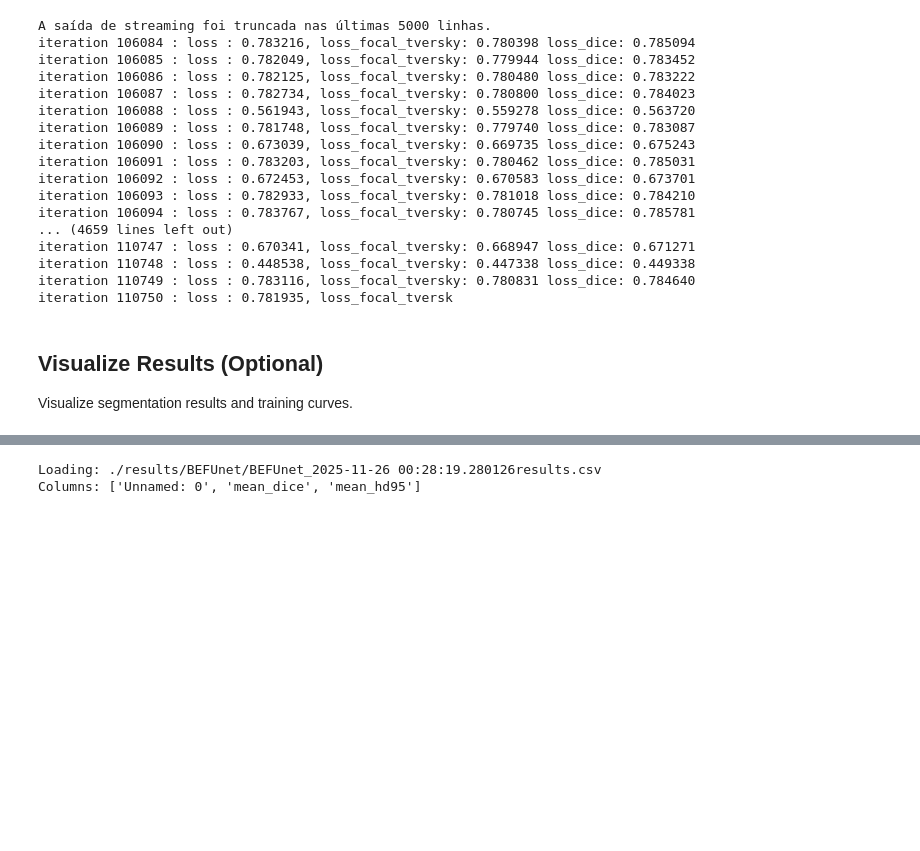
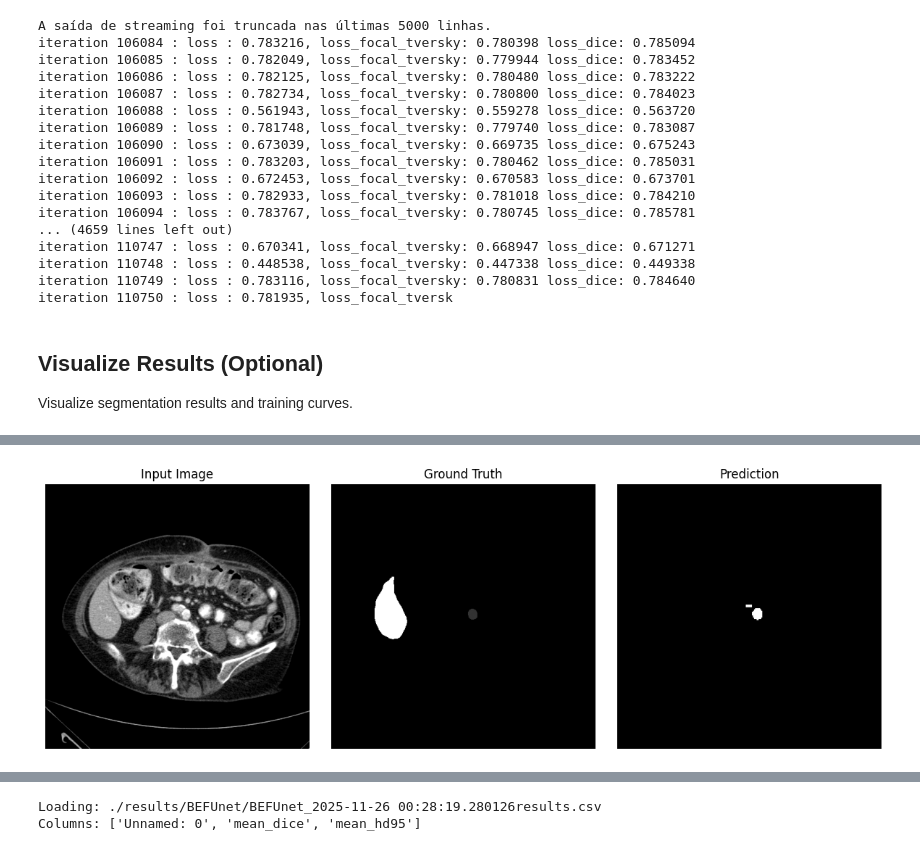
Before and after one commit to devpedromonteiro/BEFUnet, a Jupyter notebook: Colab_BEFUnet.ipynb, the cells around one changed output, grey strips where cells are left out. Saved outputs shown, nothing was run; the diff lists cells and outputs as text; code cells hidden in the pictures; blank space fills up the shorter version.

```diff
--- a/Colab_BEFUnet.ipynb
+++ b/Colab_BEFUnet.ipynb
@@ -366,3 +371,54 @@ Requirement already satisfied: six>=1.5 in /usr/local/lib/python3.12/dist-packag
 [figure]
 [interactive output not drawn]
 [interactive output not drawn]
+# %%
+# FOCAL TVERSKY LOSS
+# Install visualization packages if needed
+!pip install nibabel matplotlib pandas
+
+import nibabel as nib
+import numpy as np
+import matplotlib.pyplot as plt
+import os
+
+# Path to example case (adjust as needed)
+img_path  = './results/BEFUnet/test/case0001_img.nii.gz'
+gt_path   = './results/BEFUnet/test/case0001_gt.nii.gz'
+pred_path = './results/BEFUnet/test/case0001_pred.nii.gz'
+
+# Check if files exist
+if all(os.path.exists(p) for p in [img_path, gt_path, pred_path]):
+    img  = nib.load(img_path).get_fdata()
+    gt   = nib.load(gt_path).get_fdata()
+    pred = nib.load(pred_path).get_fdata()
+
+    # Select middle slice
+    z = img.shape[2] // 2
+    img_slice  = img[:,:,z]
+    gt_slice   = gt[:,:,z]
+    pred_slice = pred[:,:,z]
+
+    # Plot side-by-side
+    fig, axs = plt.subplots(1, 3, figsize=(12, 4))
+    axs[0].imshow(img_slice, cmap='gray')
+    axs[0].set_title('Input Image')
+    axs[0].axis('off')
+
+    axs[1].imshow(gt_slice, cmap='gray')
+    axs[1].set_title('Ground Truth')
+    axs[1].axis('off')
+
+    axs[2].imshow(pred_slice, cmap='gray')
+    axs[2].set_title('Prediction')
+    axs[2].axis('off')
+
+    plt.tight_layout()
+    plt.savefig('example_segmentation.png', dpi=300)
+    plt.show()
+
+    # Download image
+    from google.colab import files
+    files.download('example_segmentation.png')
+else:
+    print("Result files not found. Run training first.")
+# %% [output]
@@ -368,0 +441 @@ Requirement already satisfied: six>=1.5 in /usr/local/lib/python3.12/dist-packag
+[figure, added]
```
Also changed, not shown: parts of 5 cells of this notebook.
